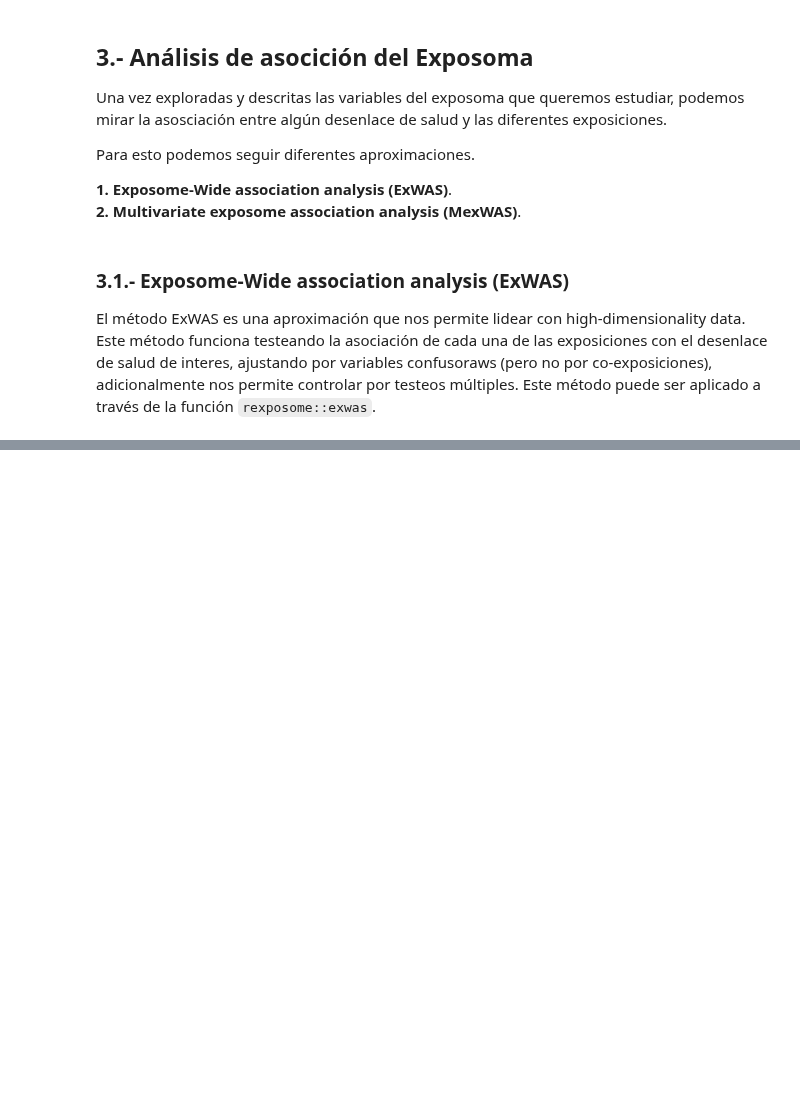
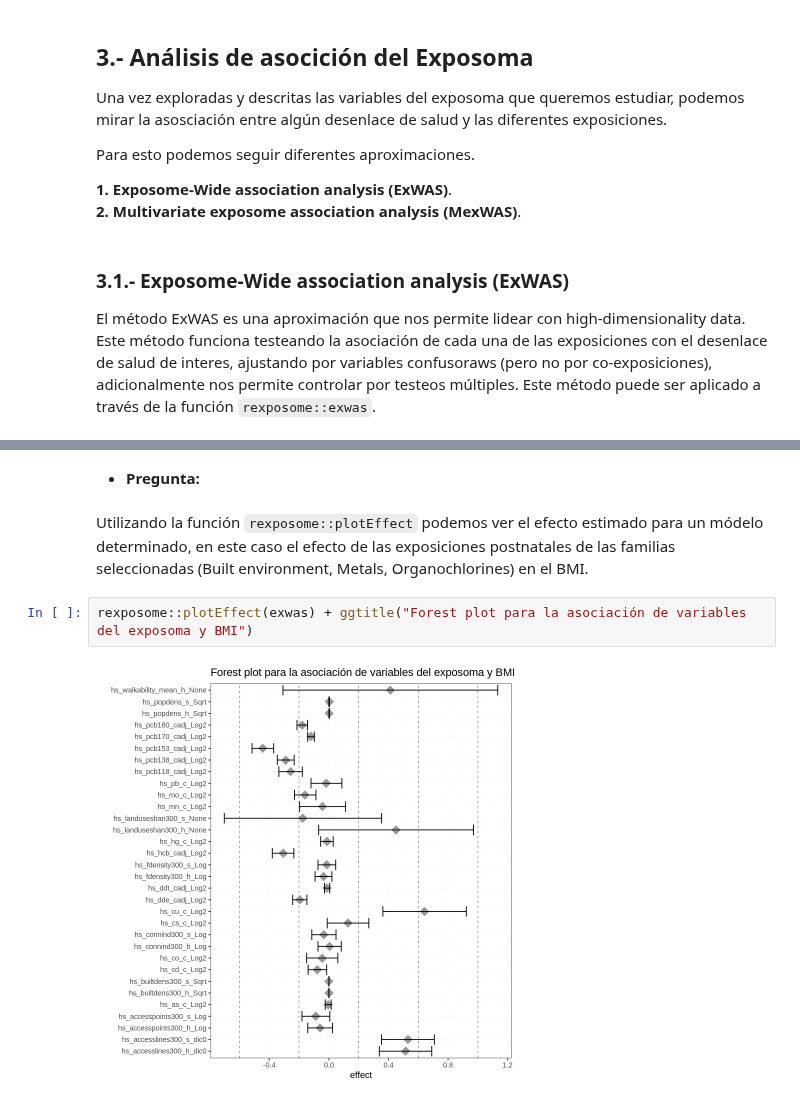
Before and after one commit to alldominguez/ISGlobal.sesion4.Exposoma, a Jupyter notebook: curso_exposoma_modulo_4.ipynb, the cells around one changed output, grey strips where cells are left out. Drawn from its saved outputs; the diff is of its cells as text; blank space fills up the shorter version.

```diff
--- a/curso_exposoma_modulo_4.ipynb
+++ b/curso_exposoma_modulo_4.ipynb
@@ -385,0 +410,8 @@ exwas
+# %% [markdown]
+*   **Pregunta:**
+# %% [markdown]
+Utilizando la función `rexposome::plotEffect` podemos ver el efecto estimado para un módelo determinado, en este caso el efecto de las exposiciones postnatales de las familias seleccionadas (Built environment, Metals, Organochlorines) en el BMI.
+# %%
+rexposome::plotEffect(exwas) + ggtitle("Forest plot para la asociación de variables del exposoma y BMI")
+# %% [output]
+[figure, added]
```
Also changed, not shown: parts of 12 cells of this notebook.
